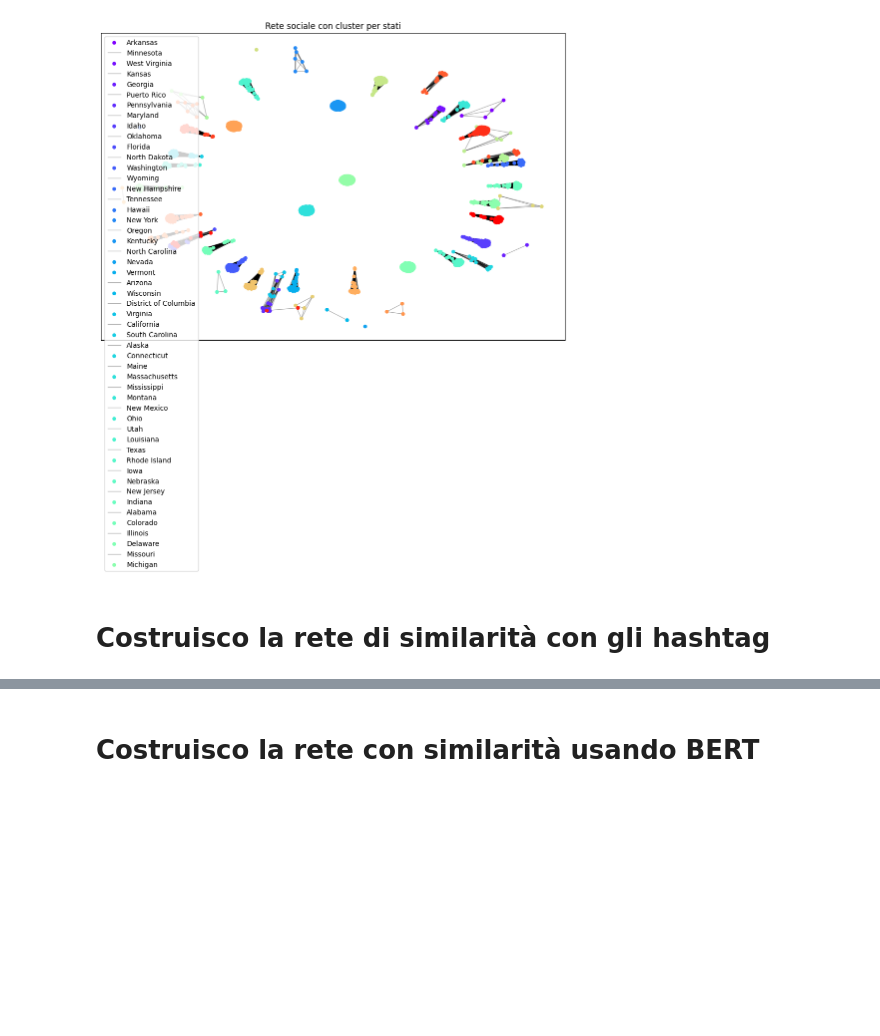
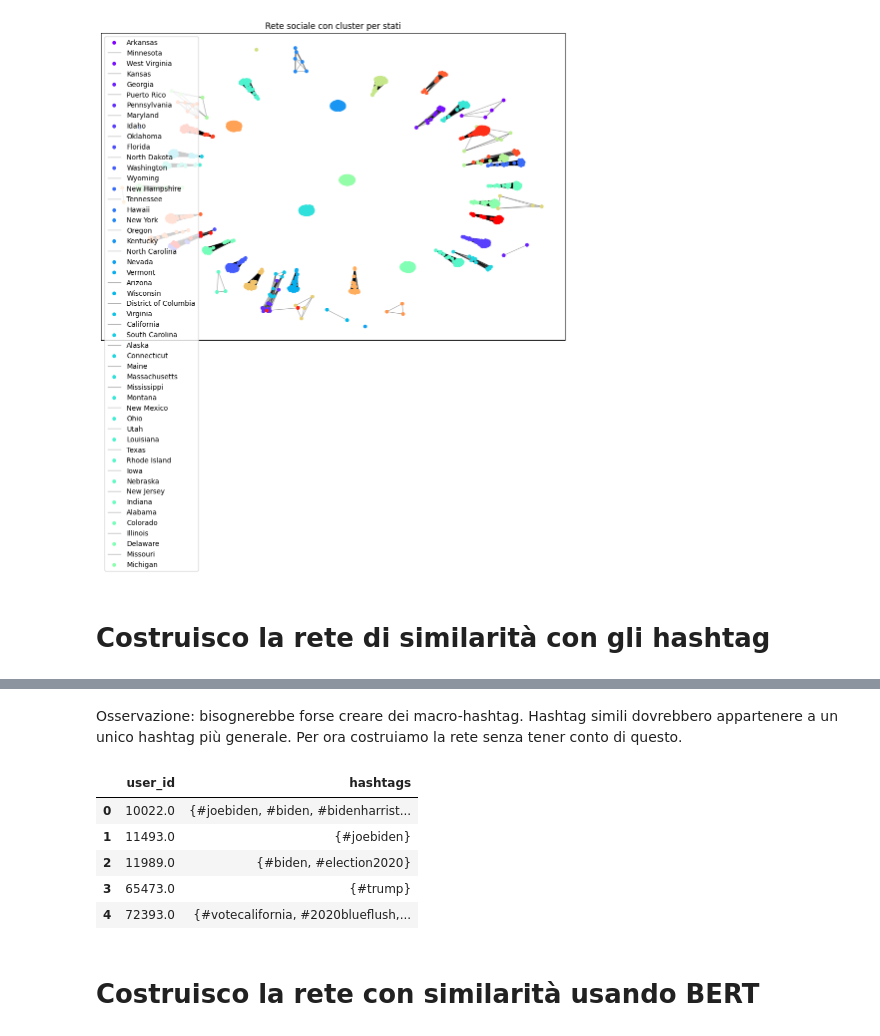
Before and after one commit to divadde/social_network_analysis_project, a Jupyter notebook: net-analysis-project.ipynb, the cells around one changed output, grey strips where cells are left out. Cells and saved outputs as stored; diff of their text form; code cells hidden in the pictures; blank space fills up the shorter version.

```diff
--- a/net-analysis-project.ipynb
+++ b/net-analysis-project.ipynb
@@ -597,0 +695,22 @@ plt.show()
+# %% [markdown]
+Osservazione: bisognerebbe forse creare dei macro-hashtag. Hashtag simili dovrebbero appartenere a un unico hashtag più generale. Per ora costruiamo la rete senza tener conto di questo.
+# %%
+# Funzione per estrarre gli hashtag da un tweet
+def extract_hashtags(tweet):
+    return re.findall(r'#\w+', tweet.lower())
+
+# Aggiungere una colonna con gli hashtag estratti
+df_final = df_conc.copy()
+df_final['hashtags'] = df_conc['tweet'].apply(extract_hashtags)
+
+# Aggregare gli hashtag per ogni utente
+user_hashtags = df_final.groupby('user_id')['hashtags'].apply(lambda x: set().union(*x)).reset_index()
+
+user_hashtags.head()
+# %% [output]
+|  | user_id | hashtags |
+| 0 | 10022.0 | {#joebiden, #biden, #bidenharrist... |
+| 1 | 11493.0 | {#joebiden} |
+| 2 | 11989.0 | {#biden, #election2020} |
+| 3 | 65473.0 | {#trump} |
+| 4 | 72393.0 | {#votecalifornia, #2020blueflush,... |
```
Also changed, not shown: parts of 6 cells of this notebook.
